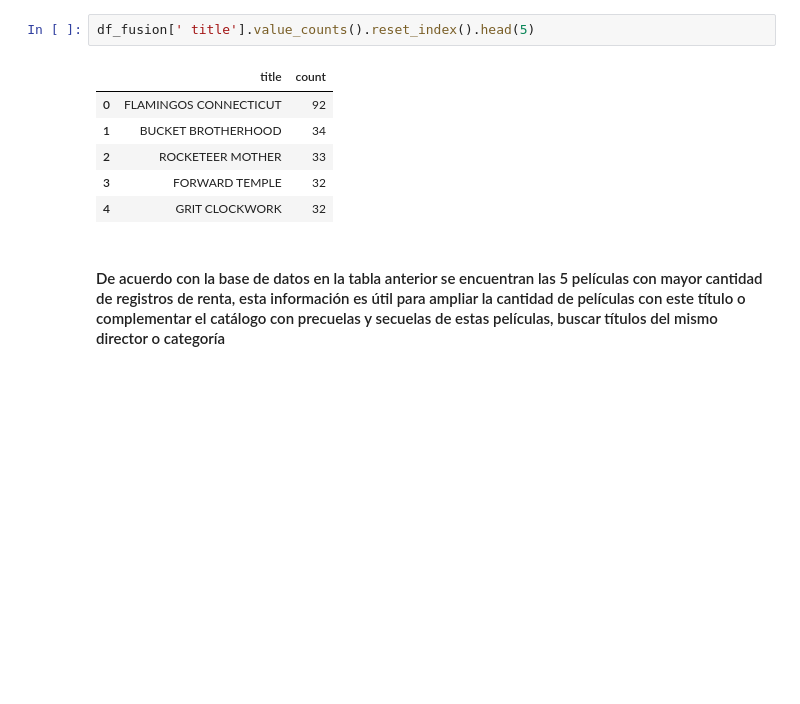
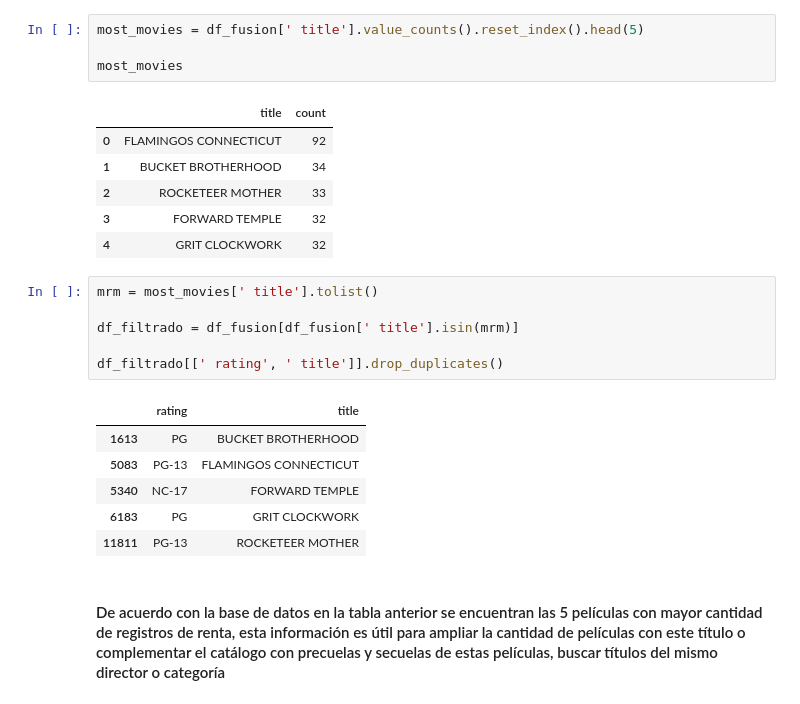
Before and after one commit to JorgeIvanSepulvedaH/quind_test, a Jupyter notebook: EDA.ipynb, the cells around one changed output. Cells and saved outputs as stored; diff of their text form; blank space fills up the shorter version.

```diff
--- a/EDA.ipynb
+++ b/EDA.ipynb
@@ -58,7 +58,9 @@ El costo de la reposición de las películas perdidas es de:  3552.17
 # %% [markdown]
 ## 2. ¿Cuál es el ranking de películas más rentadas?
 # %%
-df_fusion[' title'].value_counts().reset_index().head(5)
+most_movies = df_fusion[' title'].value_counts().reset_index().head(5)
+
+most_movies
 # %% [output]
 |  | title | count |
 | 0 | FLAMINGOS CONNECTICUT | 92 |
@@ -66,6 +68,19 @@ df_fusion[' title'].value_counts().reset_index().head(5)
 | 2 | ROCKETEER MOTHER | 33 |
 | 3 | FORWARD TEMPLE | 32 |
 | 4 | GRIT CLOCKWORK | 32 |
+# %%
+mrm = most_movies[' title'].tolist()
+
+df_filtrado = df_fusion[df_fusion[' title'].isin(mrm)]
+
+df_filtrado[[' rating', ' title']].drop_duplicates()
+# %% [output]
+|  | rating | title |
+| 1613 | PG | BUCKET BROTHERHOOD |
+| 5083 | PG-13 | FLAMINGOS CONNECTICUT |
+| 5340 | NC-17 | FORWARD TEMPLE |
+| 6183 | PG | GRIT CLOCKWORK |
+| 11811 | PG-13 | ROCKETEER MOTHER |
 # %% [markdown]
 #### De acuerdo con la base de datos en la tabla anterior se encuentran las 5 películas con mayor cantidad de registros de renta, esta información es útil para ampliar la cantidad de películas con este título o complementar el catálogo con precuelas y secuelas de estas películas, buscar títulos del mismo director o categoría
 # %% [markdown]
```
Also changed, not shown: parts of 5 cells of this notebook.
